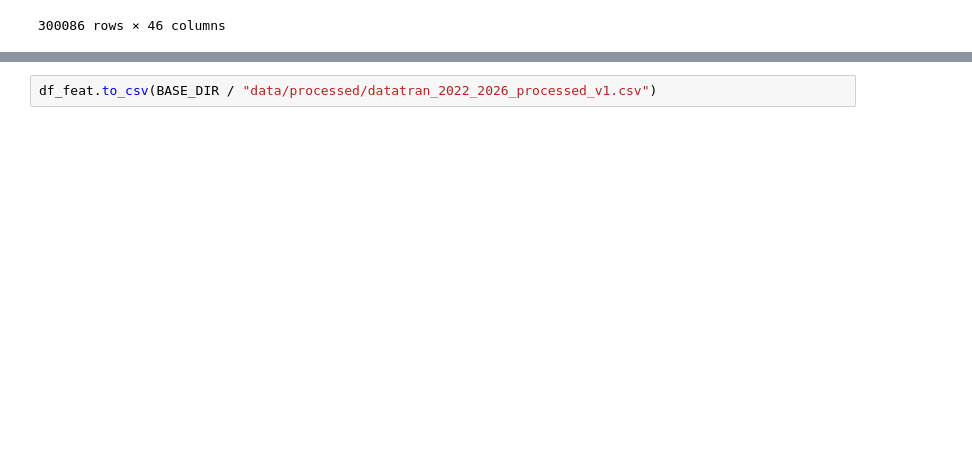
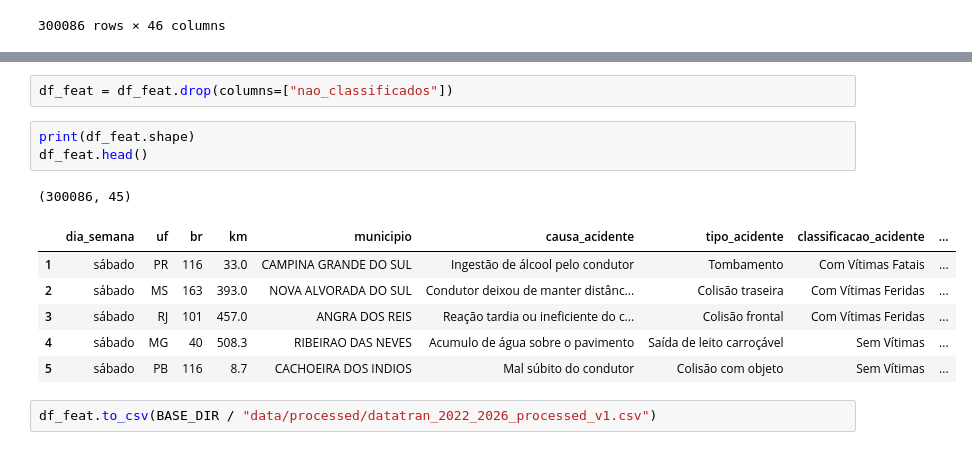
Before and after one commit to ThiagoORuby/prf-analise-sinistros, a Jupyter notebook: labs/00_amostragem_e_preprocessamento.ipynb, the cells around one changed output, grey strips where cells are left out. Saved outputs shown, nothing was run; the diff lists cells and outputs as text; blank space fills up the shorter version.

```diff
--- a/labs/00_amostragem_e_preprocessamento.ipynb
+++ b/labs/00_amostragem_e_preprocessamento.ipynb
@@ -1124,3 +1165,16 @@ df_feat
+# %%
+df_feat = df_feat.drop(columns=["nao_classificados"])
+# %%
+print(df_feat.shape)
+df_feat.head()
+# %% [output]
+(300086, 45)
+|  | dia_semana | uf | br | km | municipio | causa_acidente | tipo_acidente | classificacao_acidente | ... |
+| 1 | sábado | PR | 116 | 33.0 | CAMPINA GRANDE DO SUL | Ingestão de álcool pelo condutor | Tombamento | Com Vítimas Fatais | ... |
+| 2 | sábado | MS | 163 | 393.0 | NOVA ALVORADA DO SUL | Condutor deixou de manter distânc... | Colisão traseira | Com Vítimas Feridas | ... |
+| 3 | sábado | RJ | 101 | 457.0 | ANGRA DOS REIS | Reação tardia ou ineficiente do c... | Colisão frontal | Com Vítimas Feridas | ... |
+| 4 | sábado | MG | 40 | 508.3 | RIBEIRAO DAS NEVES | Acumulo de água sobre o pavimento | Saída de leito carroçável | Sem Vítimas | ... |
+| 5 | sábado | PB | 116 | 8.7 | CACHOEIRA DOS INDIOS | Mal súbito do condutor | Colisão com objeto | Sem Vítimas | ... |
 # %%
 df_feat.to_csv(BASE_DIR / "data/processed/datatran_2022_2026_processed_v1.csv")
 # %% [markdown]
```
Also changed, not shown: parts of 8 cells of this notebook, 4 other files.
